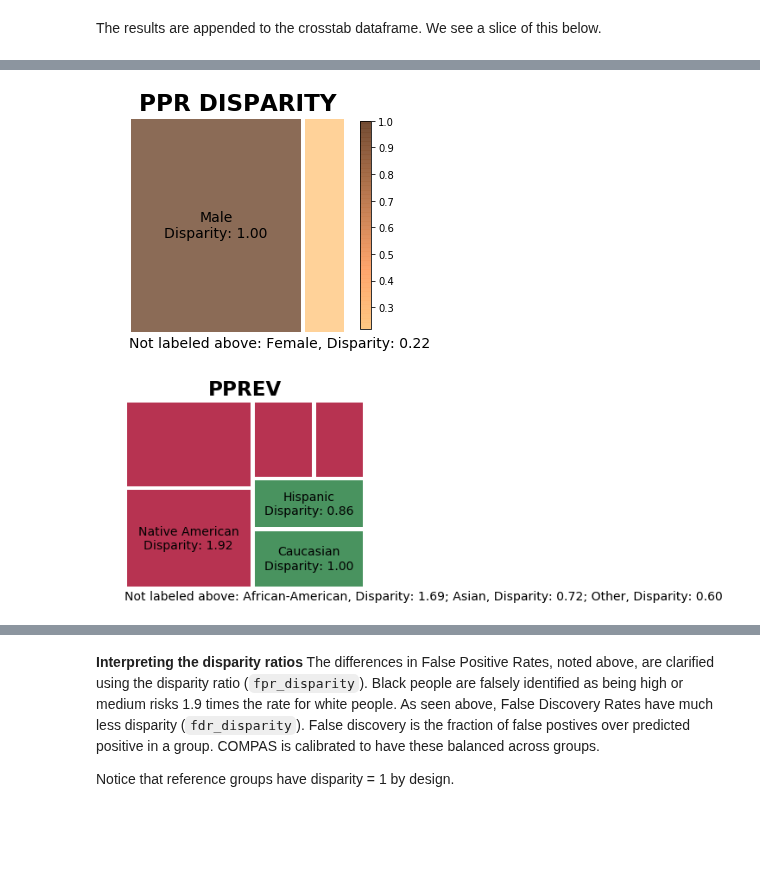
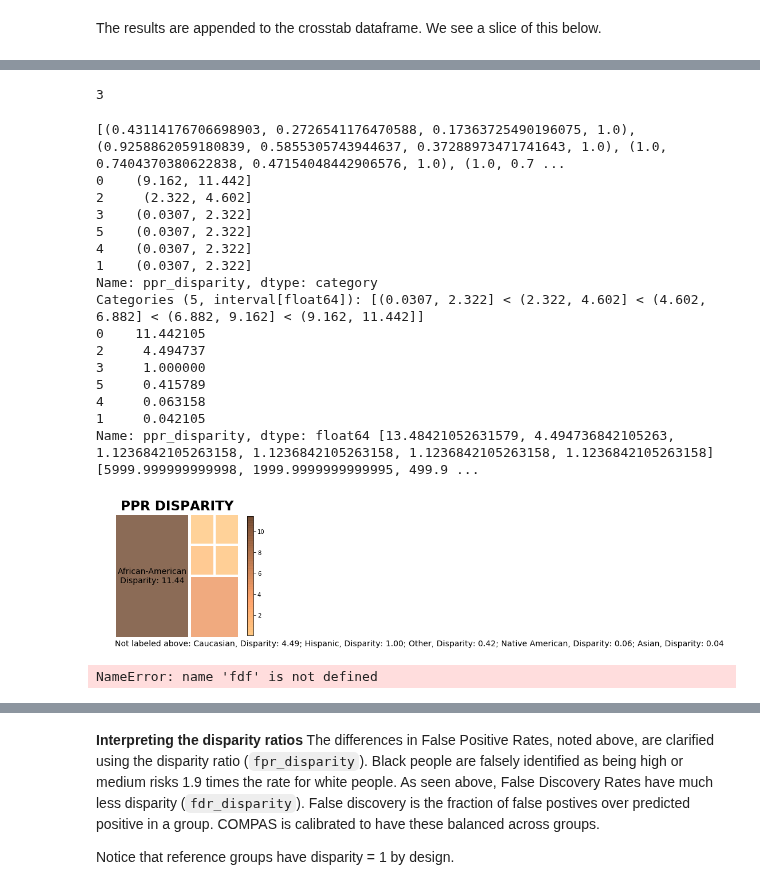
Before and after one commit to dssg/aequitas, a Jupyter notebook: docs/source/examples/compas_demo.ipynb, the cells around one changed output, grey strips where cells are left out. Saved outputs shown, nothing was run; the diff lists cells and outputs as text; code cells hidden in the pictures; blank space fills up the shorter version.

Commit message:
treemap progress

```diff
--- a/docs/source/examples/compas_demo.ipynb
+++ b/docs/source/examples/compas_demo.ipynb
@@ -264,13 +264,13 @@ def assemble_ref_groups(df, ref_group_flag='_ref_group_value'):
         ref_groups[attribute] = attr_refs
     return ref_groups
 # %%
-def locate_predefinied_indices(df, attribute_name, group_metric, ref_group_flag='_ref_group_value', model_id=1):
+def locate_ref_group_indices(df, attribute_name, group_metric, ref_group_flag='_ref_group_value', model_id=1):
     abs_metric = "".join(group_metric.rsplit('_disparity'))
     all_ref_groups = assemble_ref_groups(df, ref_group_flag)
-    ref_group_ind = []
-    ind = df[(df['attribute_name'] == attribute_name) & (df['attribute_value'] == all_ref_groups[attribute_name][abs_metric]) & (df['model_id'] == model_id)].index
-    ref_group_ind += list(ind)
-    return ref_group_ind
+    ind = list(df[(df['attribute_name'] == attribute_name) & (df['attribute_value'] == all_ref_groups[attribute_name][abs_metric]) & (df['model_id'] == model_id)].index)
+    idx = ind[0]
+    relative_ind = df.index.get_loc(idx)
+    return relative_ind
 # %%
 min_metric_bdf = b.get_disparity_min_metric(xtab)
 # %% [output]
@@ -551,7 +593,7 @@ def squarify_plot_rects(rects, data_table, norm_x=100, norm_y=100, color=None,
 
     if len(under_plot) > 0:
         ax.text(0.0, -6, f"Not labeled above: {('; ').join(under_plot)}",
-                        fontsize=14)
+                        fontsize=14, wrap=True)
     ax.set_xlim(0, norm_x)
     ax.set_ylim(0, norm_y)
     return ax
@@ -609,6 +651,8 @@ def metric_treemap(data_table, group_metric, attribute_name, model_id=1, ax=None
         mapping = cm.ScalarMappable(norm=norm, cmap=lighter_coppers)
         clrs = [mapping.to_rgba(val) for val in sorted_df[group_metric]]
 
+    print(clrs)
+
     x = 0.
     y = 0.
     width = 100.
@@ -616,10 +660,9 @@ def metric_treemap(data_table, group_metric, attribute_name, model_id=1, ax=None
 
     values = sorted_df.loc[:, group_metric]
 
-    ref_group_idx = locate_predefinied_indices(df=sorted_df, attribute_name=attribute_name, group_metric=group_metric)
-
+    ref_group_idx = locate_ref_group_indices(df=sorted_df, attribute_name=attribute_name, group_metric=group_metric)
 #     for i in ref_group_idx:
-#         clrs[i] = '#D3D3D3'
+#     clrs[ref_group_idx] = '#D3D3D3'
 
     # labels for squares in tree map:
     # label should always be disparity value, disparities visualized should be
@@ -629,26 +672,17 @@ def metric_treemap(data_table, group_metric, attribute_name, model_id=1, ax=None
 
         # close to 1, between 0.5 and 2, and then the large disparities can be same size
 
-        compare_value = values.loc[ref_group_idx].values[0]
+        compare_value = values.loc[ref_group_idx]
+
+        cuts = pd.cut(values, 5)
+        print(cuts)
 
         scaled_values = [(0.25 * compare_value) if val < (0.5*compare_value) else
                          (0.5 * compare_value) if (0.5 * compare_value) <= val < (0.75*compare_value) else
                          compare_value if (0.75*compare_value) <= val < (1.5*compare_value) else
-                         (2*compare_value) if (1.5*compare_value) <= val < (4*compare_value) else
-                         (5*compare_value) if (4*compare_value) <= val < (10*compare_value) else
-                         (10*compare_value) if val >= (10*compare_value) else val for val in values]
+                         (2*compare_value) if (1.5*compare_value) <= val < (2.5*compare_value) else
+                         (3*compare_value) for val in values]
 
-#         if any(v <= (10 * compare_value) for v in values):
-#             largest_value = max(values)
-#             new_largest = (10 * compare_value)
-#             largest_val_idx = [idx for idx, val in enumerate(values) if val == largest_value]
-#             for idx in largest_val_idx:
-#                 values.loc[idx] = new_largest
-
-#             proportions = list(map(lambda x: x / largest_value, values))
-#             print(proportions)
-#             scaled_values = [pct*new_largest if orig_val != new_largest else orig_val for pct, orig_val in zip(proportions,values)]
-#             print(scaled_values)
     else:
         related_disparity = group_metric + '_disparity'
         scaled_values = values.loc[:]
@@ -657,6 +691,7 @@ def metric_treemap(data_table, group_metric, attribute_name, model_id=1, ax=None
     labels = [f"{attr_val}\nDisparity: {disp:.2f}" for attr_val, disp in zip(sorted_df['attribute_value'], sorted_df[related_disparity])]
 
     normed = squarify.normalize_sizes(scaled_values, width, height)
+    print(values, scaled_values, normed)
 #     rects = squarify.squarify(normed, x, y, width, height)
     padded_rects = squarify.padded_squarify(normed, x, y, width, height)
 
@@ -677,13 +712,33 @@ def metric_treemap(data_table, group_metric, attribute_name, model_id=1, ax=None
 
  # #Remove our axes and display the plot
     ax.axis('off')
+# %%
+locate_ref_group_indices(hbdf, attribute_name='race', group_metric='ppr_disparity')
+# %% [output]
+3
 # %%
-metric_treemap(hbdf, group_metric='ppr_disparity', attribute_name='sex')
+metric_treemap(hbdf, group_metric='ppr_disparity', attribute_name='race')
 # %% [output]
+[(0.43114176706698903, 0.2726541176470588, 0.17363725490196075, 1.0), (0.9258862059180839, 0.5855305743944637, 0.37288973471741643, 1.0), (1.0, 0.7404370380622838, 0.47154048442906576, 1.0), (1.0, 0.7 ...
+0    (9.162, 11.442]
+2     (2.322, 4.602]
+3    (0.0307, 2.322]
+5    (0.0307, 2.322]
+4    (0.0307, 2.322]
+1    (0.0307, 2.322]
+Name: ppr_disparity, dtype: category
+Categories (5, interval[float64]): [(0.0307, 2.322] < (2.322, 4.602] < (4.602, 6.882] < (6.882, 9.162] < (9.162, 11.442]]
+0    11.442105
+2     4.494737
+3     1.000000
+5     0.415789
+4     0.063158
+1     0.042105
+Name: ppr_disparity, dtype: float64 [13.48421052631579, 4.494736842105263, 1.1236842105263158, 1.1236842105263158, 1.1236842105263158, 1.1236842105263158] [5999.999999999998, 1999.9999999999995, 499.9 ...
-[figure, old version]
+[figure, new version]
 # %%
 metric_treemap(fdf, 'pprev', 'race', higlight_fairness = True)
 # %% [output]
-[figure, removed]
+NameError: name 'fdf' is not defined
 # %%
 def plot_multiple_treemaps(data_table, plot_fcn, attribute=None, metrics=None, fillzeros=True,
```
Also changed, not shown: parts of 15 cells of this notebook.
